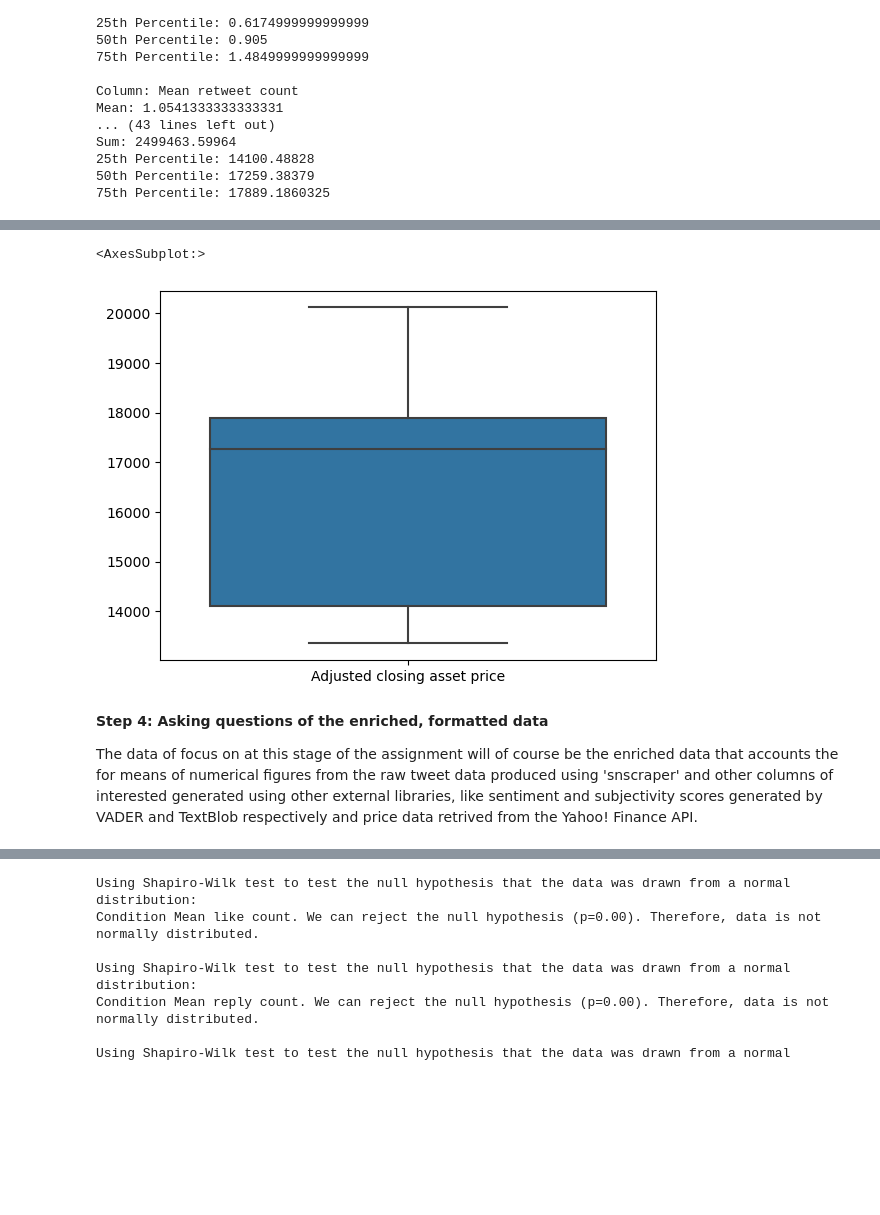
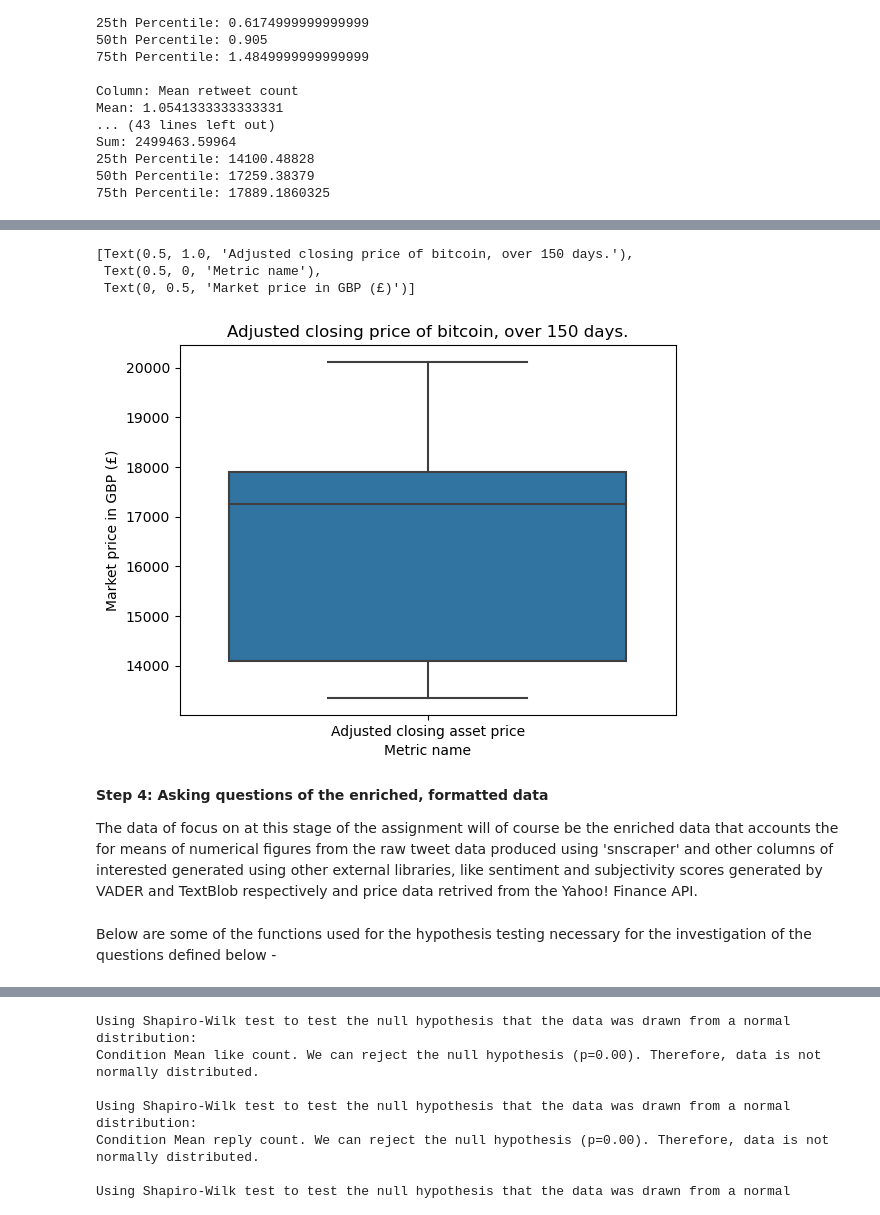
Before and after one commit to MurasatoNaoya/Proof-of-Concept-Banking-System-and-BTC-Market-Price-Tracking-Sentiment-Analysis-Projects, a Jupyter notebook: Courseworks/Part 2/SDPA_p2.ipynb, the cells around one changed output, grey strips where cells are left out. Saved outputs shown, nothing was run; the diff lists cells and outputs as text; code cells hidden in the pictures; blank space fills up the shorter version.

```diff
--- a/Courseworks/Part 2/SDPA_p2.ipynb
+++ b/Courseworks/Part 2/SDPA_p2.ipynb
@@ -346,17 +351,21 @@ sns.boxplot(data = df)
 # %%
-# Visualising summary statistics
+# Visualising summary statistics of the adjusted closing asset price of BTC, 'Bitcoin'.
 
 columns = ['Adjusted closing asset price']
 df = pd.read_csv('bitcoin _enriched_data.csv', usecols = columns)
 
-sns.boxplot(data = df)
+sns.boxplot(data = df).set(title = 'Adjusted closing price of bitcoin, over 150 days.', xlabel = 'Metric name', ylabel = 'Market price in GBP (£)')
 # %% [output]
-<AxesSubplot:>
+[Text(0.5, 1.0, 'Adjusted closing price of bitcoin, over 150 days.'),
+ Text(0.5, 0, 'Metric name'),
+ Text(0, 0.5, 'Market price in GBP (£)')]
-[figure, old version]
+[figure, new version]
 # %% [markdown]
 **Step 4: Asking questions of the enriched, formatted data**
 
 The data of focus on at this stage of the assignment will of course be the enriched data that accounts the for means of numerical figures from the raw tweet data produced using 'snscraper' and other columns of interested generated using other external libraries, like sentiment and subjectivity scores generated by VADER and TextBlob respectively and price data retrived from the Yahoo! Finance API.
+# %% [markdown]
+Below are some of the functions used for the hypothesis testing necessary for the investigation of the questions defined below -
 # %%
 def pearsonr_tester(v1, v2):
 
```
Also changed, not shown: parts of 29 cells of this notebook.
